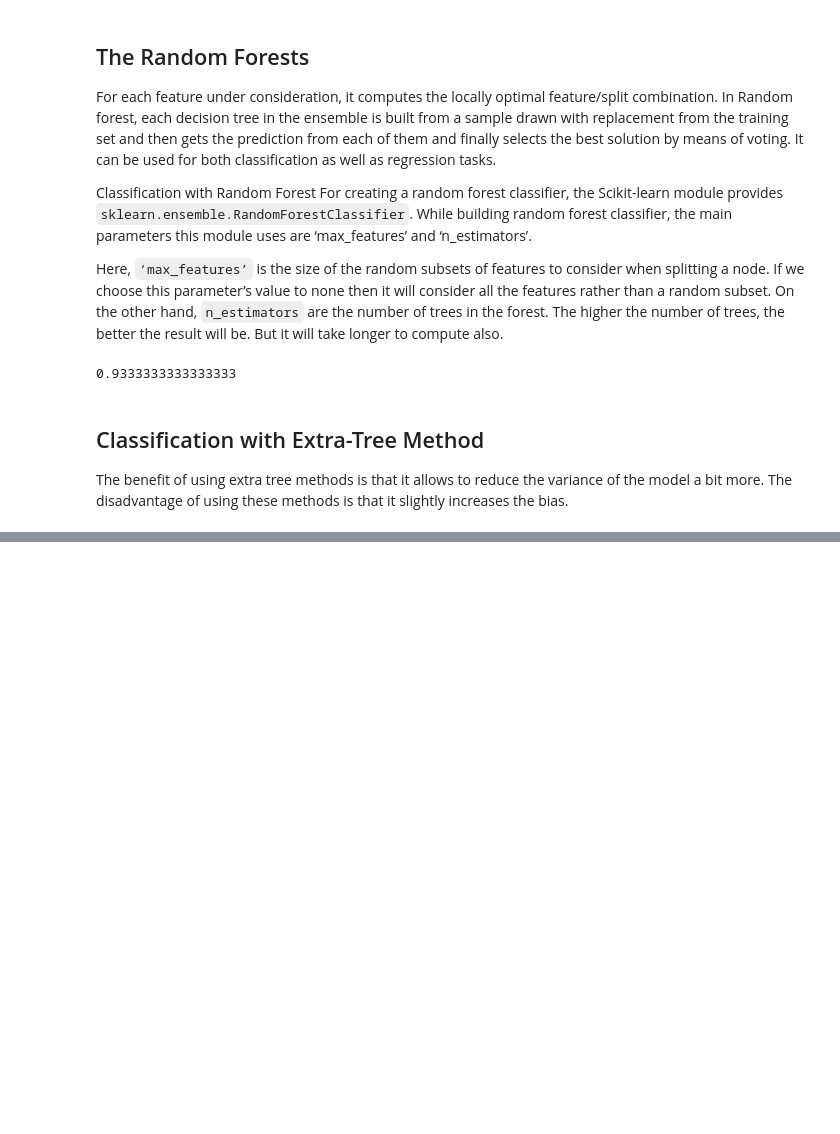
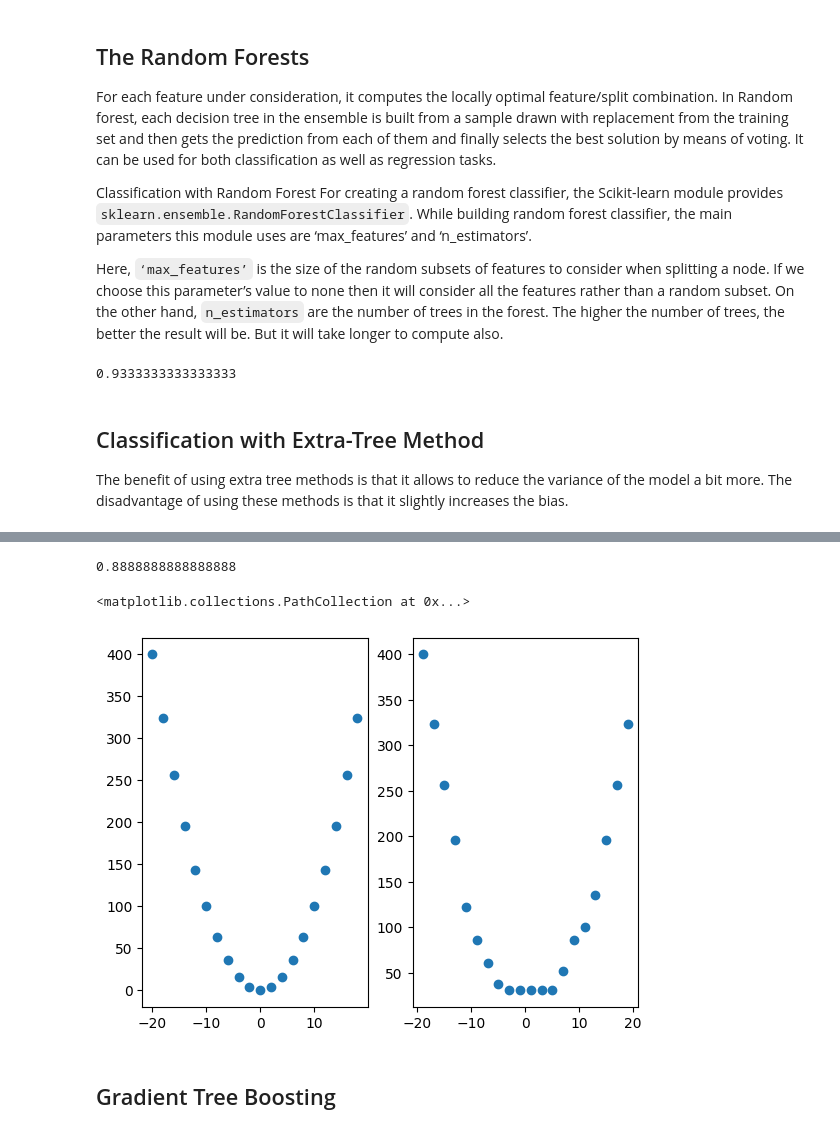
Before and after one commit to atoraby/scikit-learn, a Jupyter notebook: sklearn.ipynb, the cells around one changed output, grey strips where cells are left out. Drawn from its saved outputs; the diff is of its cells as text; code cells hidden in the pictures; blank space fills up the shorter version.

Commit message:
AdaBoost

```diff
--- a/sklearn.ipynb
+++ b/sklearn.ipynb
@@ -778,0 +796,36 @@ rfc.score(x_test,y_test)
+# %%
+from sklearn.datasets import load_iris
+from sklearn.model_selection import train_test_split
+from sklearn.ensemble import AdaBoostClassifier
+
+iris = load_iris()
+x_train, x_test,  y_train , y_test = train_test_split(iris.data, iris.target, train_size=0.7, test_size=0.3)
+
+adaClassifier = AdaBoostClassifier()
+adaClassifier.fit(x_train,y_train)
+adaClassifier.score(x_test,y_test)
+# %% [output]
+0.8888888888888888
+# %%
+## regression with AdaBoost
+import numpy as np
+x = np.array(range(-20,20,2))
+xt = np.setdiff1d(range(-20 , 20) , x)
+x = x.reshape(-1,1)
+xt = xt.reshape(-1,1)
+y = x**2
+# %%
+from sklearn.ensemble import AdaBoostRegressor
+adaRegressor = AdaBoostRegressor()
+adaRegressor.fit(x,y)
+yt = adaRegressor.predict(xt)
+# %%
+import matplotlib.pyplot as plt
+fig , axes = plt.subplots(1,2)
+axes[0].scatter(x,y)
+axes[1].scatter(xt,yt)
+# %% [output]
+<matplotlib.collections.PathCollection at 0x...>
+[figure, added]
+# %% [markdown]
+## Gradient Tree Boosting
```
Also changed, not shown: parts of 2 cells of this notebook.
